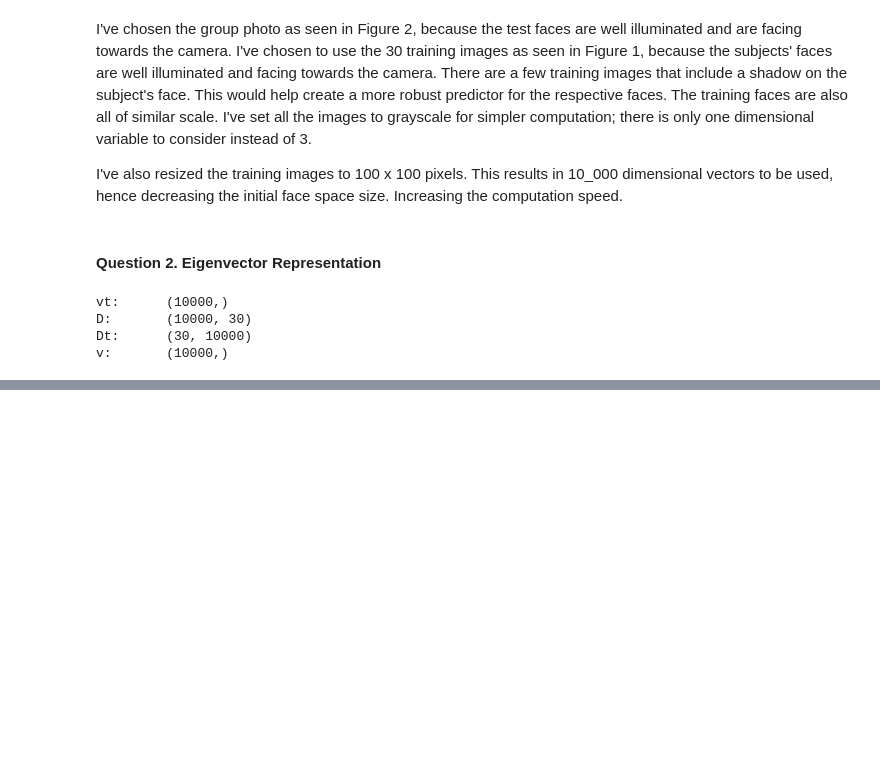
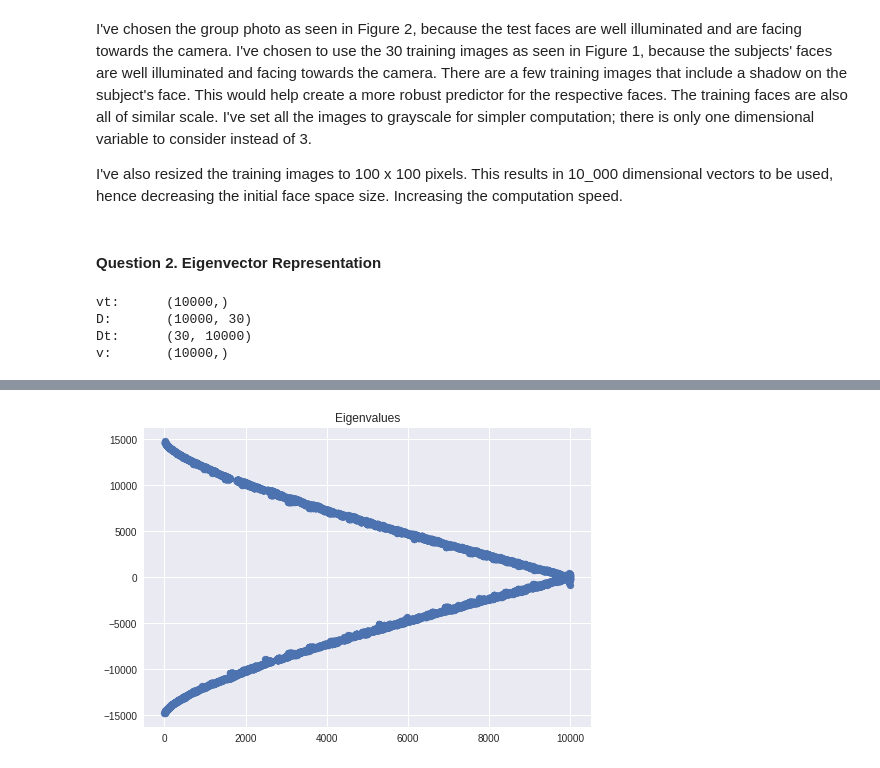
Before and after one commit to mattesko/ECSE415-Assignments, a Jupyter notebook: Assignment_4/face_detection.ipynb, the cells around one changed output, grey strips where cells are left out. Drawn from its saved outputs; the diff is of its cells as text; code cells hidden in the pictures; blank space fills up the shorter version.

```diff
--- a/Assignment_4/face_detection.ipynb
+++ b/Assignment_4/face_detection.ipynb
@@ -158,2 +169,2 @@ print(variances)
 # %%
-w_eig, v_eig = np.linalg.eig(D_square)
+weights_eig, vectors_eig = np.linalg.eig(D_square)
@@ -159,0 +181,6 @@ w_eig, v_eig = np.linalg.eig(D_square)
+# %%
+plt.scatter(range(2,10001), weights_eig[1:10000])
+plt.title('Eigenvalues')
+plt.show()
+# %% [output]
+[figure, added]
```
Also changed, not shown: parts of 10 cells of this notebook.
